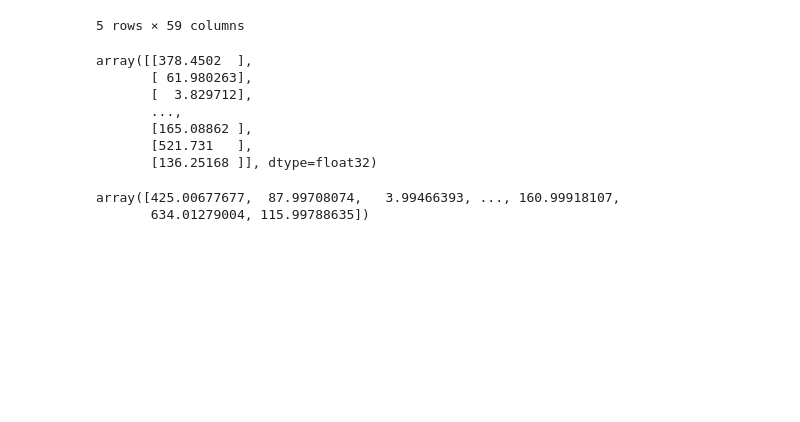
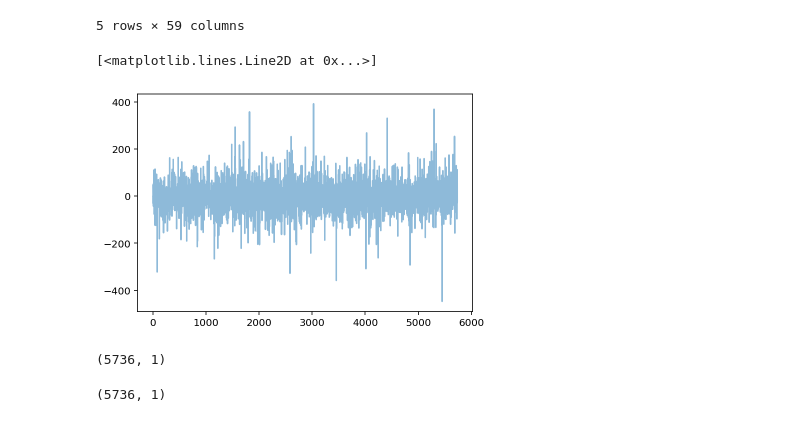
Before and after one commit to mzhoolideh/Deep_Learning_Master, a Jupyter notebook: bikesharing.ipynb, the cells around one changed output. Drawn from its saved outputs; the diff is of its cells as text; code cells hidden in the pictures; blank space fills up the shorter version.

Commit message:
residual plotted

```diff
--- a/bikesharing.ipynb
+++ b/bikesharing.ipynb
@@ -168,17 +168,20 @@ not_scailed.head()
 # %%
 cnt_mean = not_scailed['cnt'].mean()
 cnt_std = not_scailed['cnt'].std()
-predict*cnt_std+cnt_mean
+Inv_predict = predict*cnt_std+cnt_mean
+Inv_y_test = y_test['cnt'].values*cnt_std+cnt_mean
-# %% [output]
-array([[378.4502  ],
-       [ 61.980263],
-       [  3.829712],
-       ...,
-       [165.08862 ],
-       [521.731   ],
-       [136.25168 ]], dtype=float32)
-# %%
-y_test['cnt'].values*cnt_std+cnt_mean
-# %% [output]
-array([425.00677677,  87.99708074,   3.99466393, ..., 160.99918107,
-       634.01279004, 115.99788635])
+# %%
+residual = Inv_y_test[:,None]-Inv_predict
+pyplot.plot(residual, alpha=0.5)
+#pyplot.plot(Inv_predict, alpha=0.2)
+# %% [output]
+[<matplotlib.lines.Line2D at 0x...>]
+[figure, added]
+# %%
+Inv_y_test[:,None].shape
+# %% [output]
+(5736, 1)
+# %%
+Inv_predict.shape
+# %% [output]
+(5736, 1)
```
